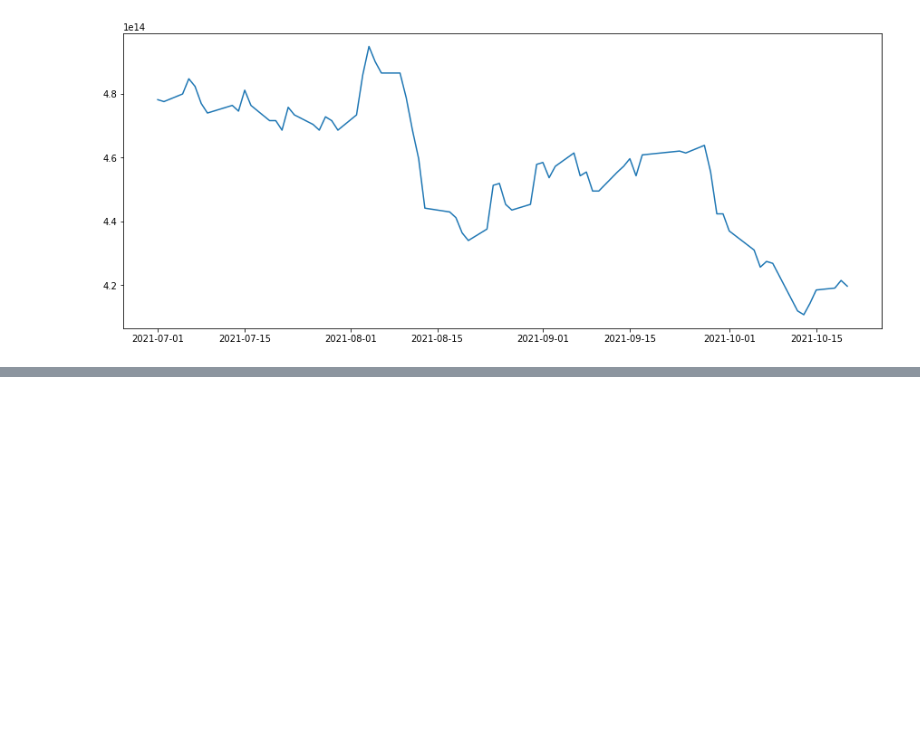
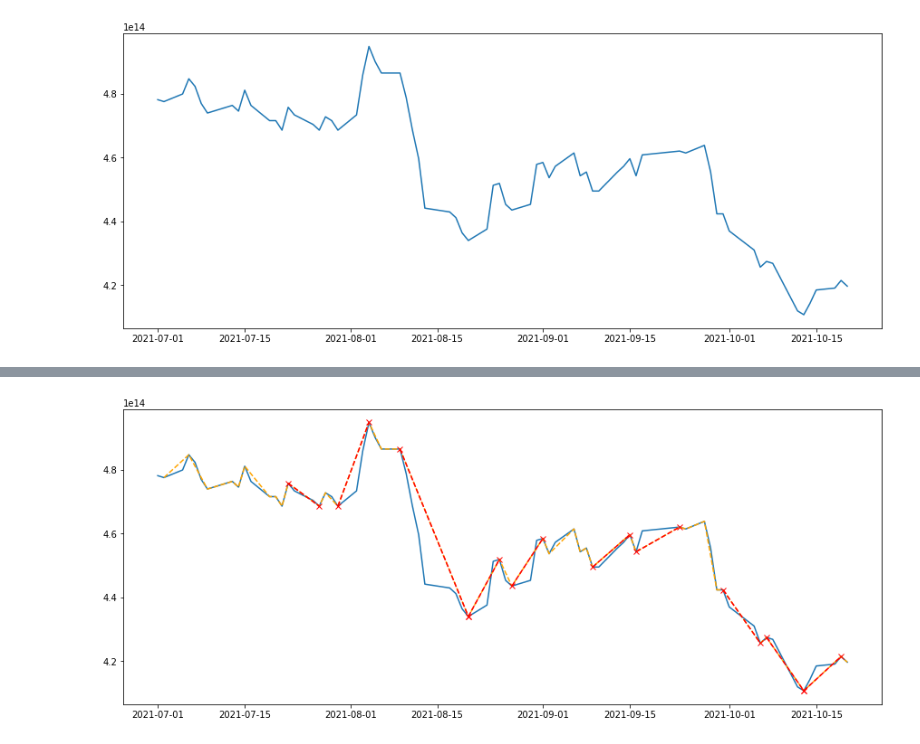
Before and after one commit to baeksumin/k-project, a Jupyter notebook: TimeSeries_trend.ipynb, the cells around one changed output, grey strips where cells are left out. Cells and saved outputs as stored; diff of their text form; code cells hidden in the pictures; blank space fills up the shorter version.

```diff
--- a/TimeSeries_trend.ipynb
+++ b/TimeSeries_trend.ipynb
@@ -91,0 +132,25 @@ plt.plot(samsung01['x'],samsung01['y'])
+# %%
+df = check[['x']]
+df= df.iloc[:-1]
+df['x2'] = np.nan
+df['y1'] = np.nan
+df['y2'] = np.nan
+df.rename(columns ={'x':'x1'}, inplace = True)
+df['t'] = np.nan
+df['p'] = 0.0
+
+for i in range(df.shape[0]):
+
+  df.iloc[i,1] = check.iloc[i+1,0]
+  df.iloc[i,2] = check.iloc[i,1]
+  df.iloc[i,3] = check.iloc[i+1,1]
+
+for i in range(df.shape[0]):
+  t = df.iloc[i,1] - df.iloc[i,0]
+  df.iloc[i,4] = t.days
+
+  y1 = df.iloc[i,2]
+  y2 = df.iloc[i,3]
+  result = (abs(y2 - y1 )) / ((y1+y2)/2 )
+  df.iloc[i,5] = result
+df
@@ -91,0 +175,7 @@ plt.plot(samsung01['x'],samsung01['y'])
+# %%
+#t = 5 p = 0.01로 조건 변경
+t = df['t'] <5
+p = df['p']<0.01
+
+result = df[~t&~p]
+result
@@ -91,0 +194,15 @@ plt.plot(samsung01['x'],samsung01['y'])
+# %%
+x1 = list(df.iloc[0,:2])
+y1 = list(df.iloc[0,2:4])
+
+plt.figure(figsize=(15,6))
+plt.plot(samsung01['x'],samsung01['y'])
+plt.plot(x,y, color = "orange", linestyle = "--")
+#plt.scatter(x,y)
+for i in range(result.shape[0]):
+  x1 = list(result.iloc[i,:2])
+  y1 = list(result.iloc[i,2:4])
+  plt.plot(x1,y1, "rx--")
+plt.show()
+# %% [output]
+[figure, added]
```
Also changed, not shown: parts of 31 cells of this notebook.
